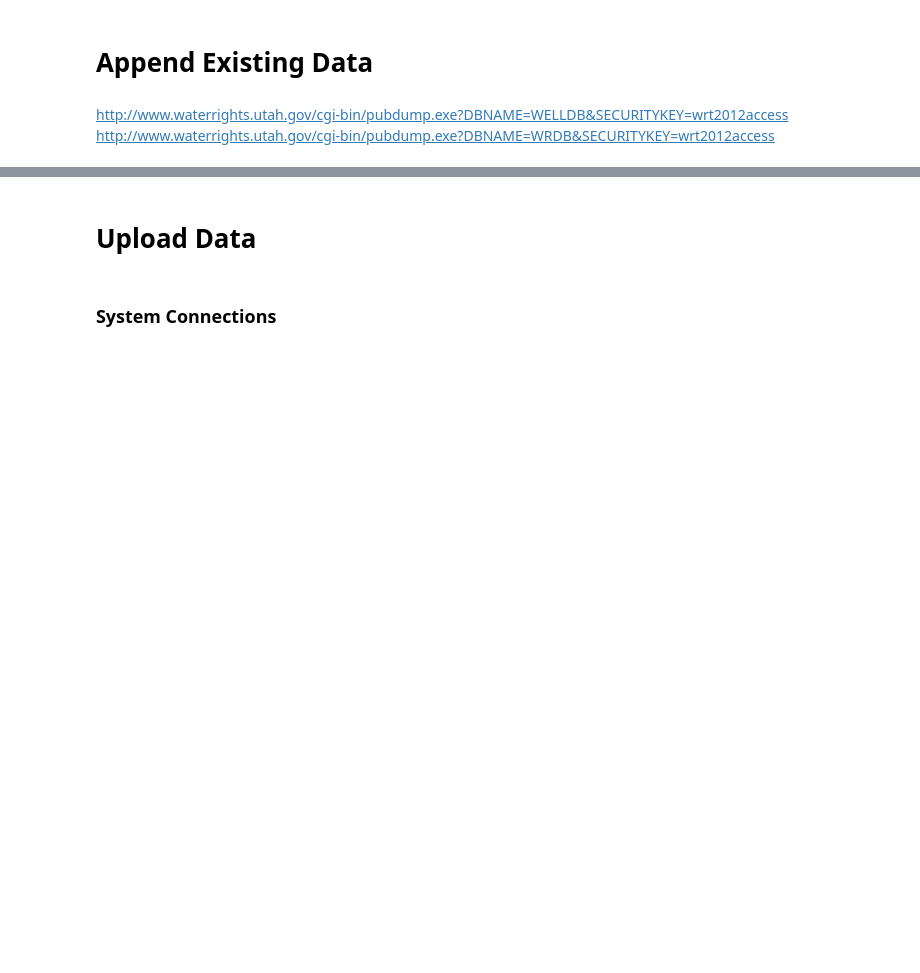
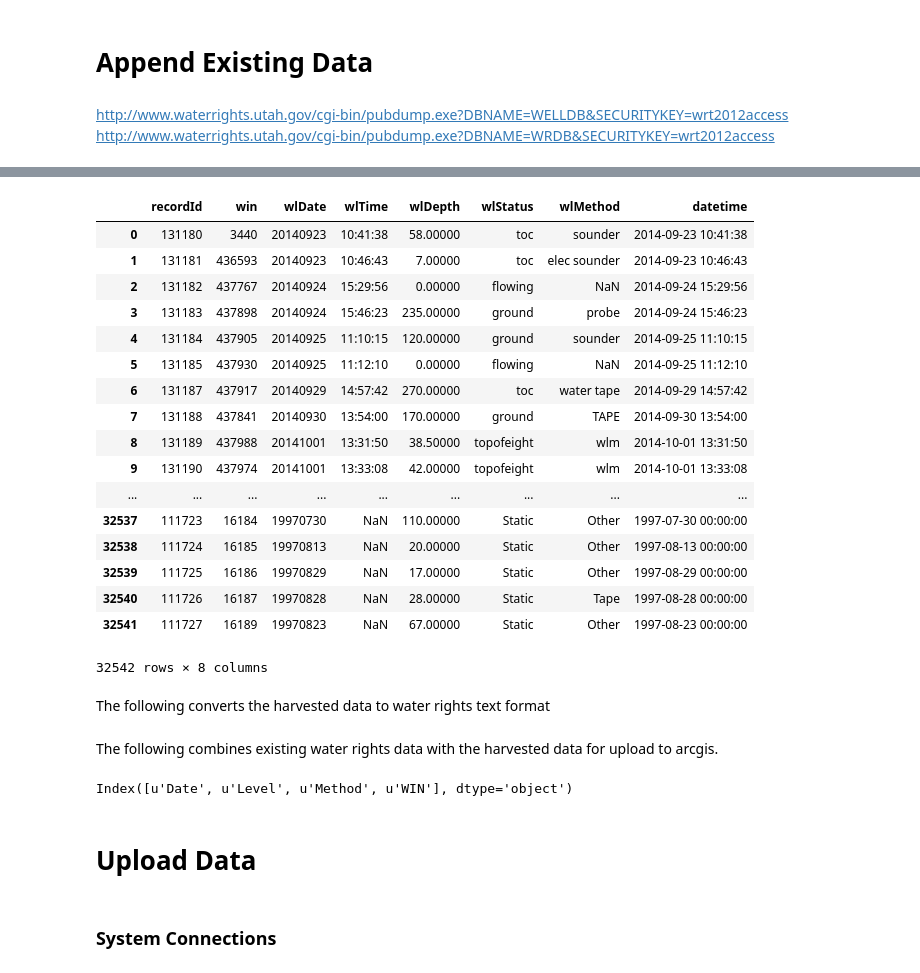
Before and after one commit to inkenbrandt/IPython, a Jupyter notebook: Water Rights Systems.ipynb, the cells around one changed output, grey strips where cells are left out. Cells and saved outputs as stored; diff of their text form; code cells hidden in the pictures; blank space fills up the shorter version.

```diff
--- a/Water Rights Systems.ipynb
+++ b/Water Rights Systems.ipynb
@@ -27,9 +27,9 @@ from cStringIO import StringIO
 # %% [markdown]
 Choose output routes
 # %%
-#route = 'C:/PROJECTS/WR_DATA/'
-wellpath = 'D:/PROJECTS/WR_DATA/RawWellogs/'
-syspath = 'D:/PROJECTS/WR_DATA/RawSystems/'
+route = 'C:/PROJECTS/WR_DATA/'
+wellpath = 'C:/PROJECTS/WR_DATA/RawWellogs/'
+syspath = 'C:/PROJECTS/WR_DATA/RawSystems/'
 # %% [markdown]
 Parser and Scraper Functions
 # %%
@@ -793,0 +768,34 @@ CParserError: Error tokenizing data. C error: Calling read(nbytes) on source fai
+# %%
+cols = ['recordId', 'win', 'wlDate', 'wlTime', 'wlDepth', 'wlStatus', 'wlMethod']
+wlWaterLevel = pd.read_csv(route+'wlWaterLevel.txt',header = None, names = cols, delimiter='\t',error_bad_lines=False,)
+
+def timefix(x):
+    if x[1]=='' or str(x[1]) == np.nan or str(x[1]) =='nan':
+        x[1]='00:00:00'
+    return pd.to_datetime(str(x[0])+' '+str(x[1]), format='%Y%m%d %H:%M:%S',errors='coerce',exact='false')
+
+
+wlWaterLevel['datetime'] = wlWaterLevel[['wlDate','wlTime']].apply(lambda x: timefix(x),1)
+# %%
+wlWaterLevel
+# %% [output]
+|  | recordId | win | wlDate | wlTime | wlDepth | wlStatus | wlMethod | datetime |
+| 0 | 131180 | 3440 | 20140923 | 10:41:38 | 58.00000 | toc | sounder | 2014-09-23 10:41:38 |
+| 1 | 131181 | 436593 | 20140923 | 10:46:43 | 7.00000 | toc | elec sounder | 2014-09-23 10:46:43 |
+| 2 | 131182 | 437767 | 20140924 | 15:29:56 | 0.00000 | flowing | NaN | 2014-09-24 15:29:56 |
+| 3 | 131183 | 437898 | 20140924 | 15:46:23 | 235.00000 | ground | probe | 2014-09-24 15:46:23 |
+| 4 | 131184 | 437905 | 20140925 | 11:10:15 | 120.00000 | ground | sounder | 2014-09-25 11:10:15 |
+| 5 | 131185 | 437930 | 20140925 | 11:12:10 | 0.00000 | flowing | NaN | 2014-09-25 11:12:10 |
+| 6 | 131187 | 437917 | 20140929 | 14:57:42 | 270.00000 | toc | water tape | 2014-09-29 14:57:42 |
+| 7 | 131188 | 437841 | 20140930 | 13:54:00 | 170.00000 | ground | TAPE | 2014-09-30 13:54:00 |
+| 8 | 131189 | 437988 | 20141001 | 13:31:50 | 38.50000 | topofeight | wlm | 2014-10-01 13:31:50 |
+| 9 | 131190 | 437974 | 20141001 | 13:33:08 | 42.00000 | topofeight | wlm | 2014-10-01 13:33:08 |
+| ... | ... | ... | ... | ... | ... | ... | ... | ... |
+| 32537 | 111723 | 16184 | 19970730 | NaN | 110.00000 | Static | Other | 1997-07-30 00:00:00 |
+| 32538 | 111724 | 16185 | 19970813 | NaN | 20.00000 | Static | Other | 1997-08-13 00:00:00 |
+| 32539 | 111725 | 16186 | 19970829 | NaN | 17.00000 | Static | Other | 1997-08-29 00:00:00 |
+| 32540 | 111726 | 16187 | 19970828 | NaN | 28.00000 | Static | Tape | 1997-08-28 00:00:00 |
+| 32541 | 111727 | 16189 | 19970823 | NaN | 67.00000 | Static | Other | 1997-08-23 00:00:00 |
+32542 rows × 8 columns
+# %% [markdown]
+The following converts the harvested data to water rights text format
@@ -793,0 +815,20 @@ CParserError: Error tokenizing data. C error: Calling read(nbytes) on source fai
+# %% [markdown]
+The following combines existing water rights data with the harvested data for upload to arcgis.
+# %%
+quer = "SELECT * FROM water_rights_data.waterlevels"
+wls = pd.read_sql_query(sql=quer,con=engine)
+wls['Date'] = wls['Date'].apply(lambda x: pd.to_datetime(x, errors='coerce'), 1)
+wls = wls[(wls['Date'].notnull())]
+wls['Level'] = wls['Level'].apply(lambda x: round(pd.to_numeric(x, errors='coerce'),2),1)
+wrData = wlWaterLevel.drop(['recordId','wlTime','wlMethod','wlDate'],axis=1)
+wrData.columns = ['WIN','Level','Method','Date']
+wrData['Level'] = wrData['Level'].apply(lambda x: round(pd.to_numeric(x, errors='coerce'),2),1)
+waterlevels = pd.concat([wls,wrData],axis=0)
+waterlevels['Method'] = waterlevels['Method'].apply(lambda x: str(x).title(),1)
+
+waterlevels.sort_values(by=['WIN','Date'], inplace=True)
+waterlevels.drop_duplicates(subset=['WIN','Date'],keep='last',inplace=True)
+waterlevels = waterlevels[waterlevels['Date'].notnull()]
+waterlevels.columns
+# %% [output]
+Index([u'Date', u'Level', u'Method', u'WIN'], dtype='object')
```
Also changed, not shown: parts of 12 cells of this notebook, 38 other files.
